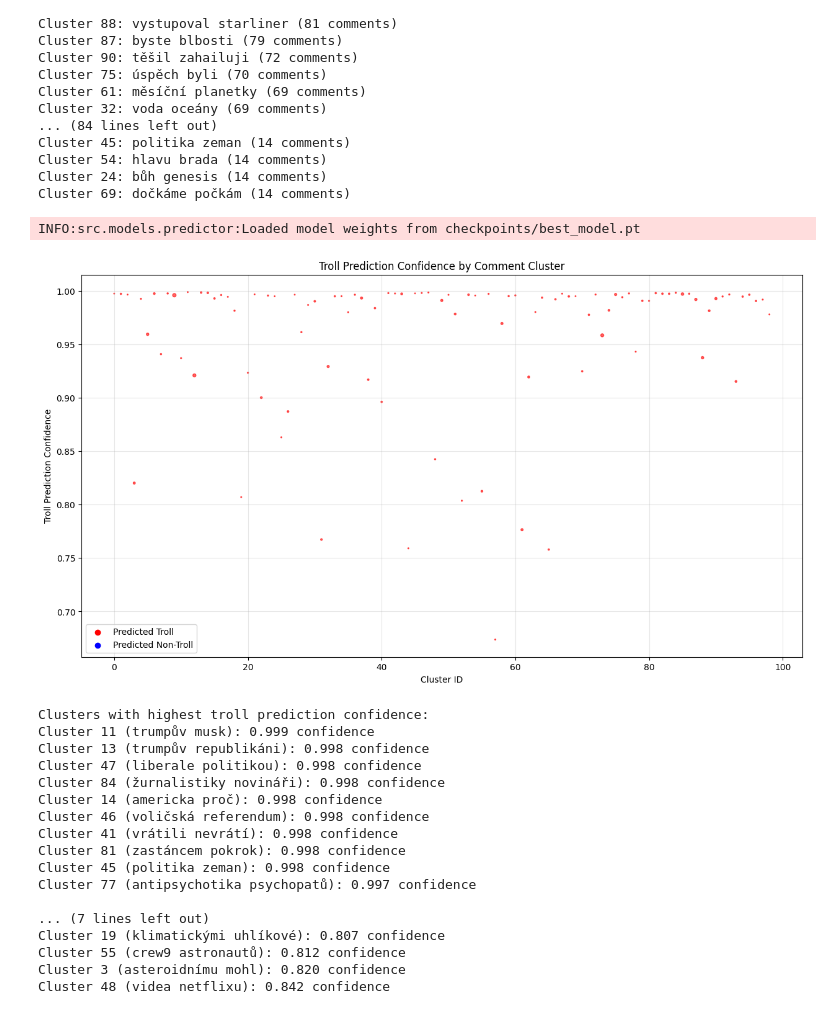
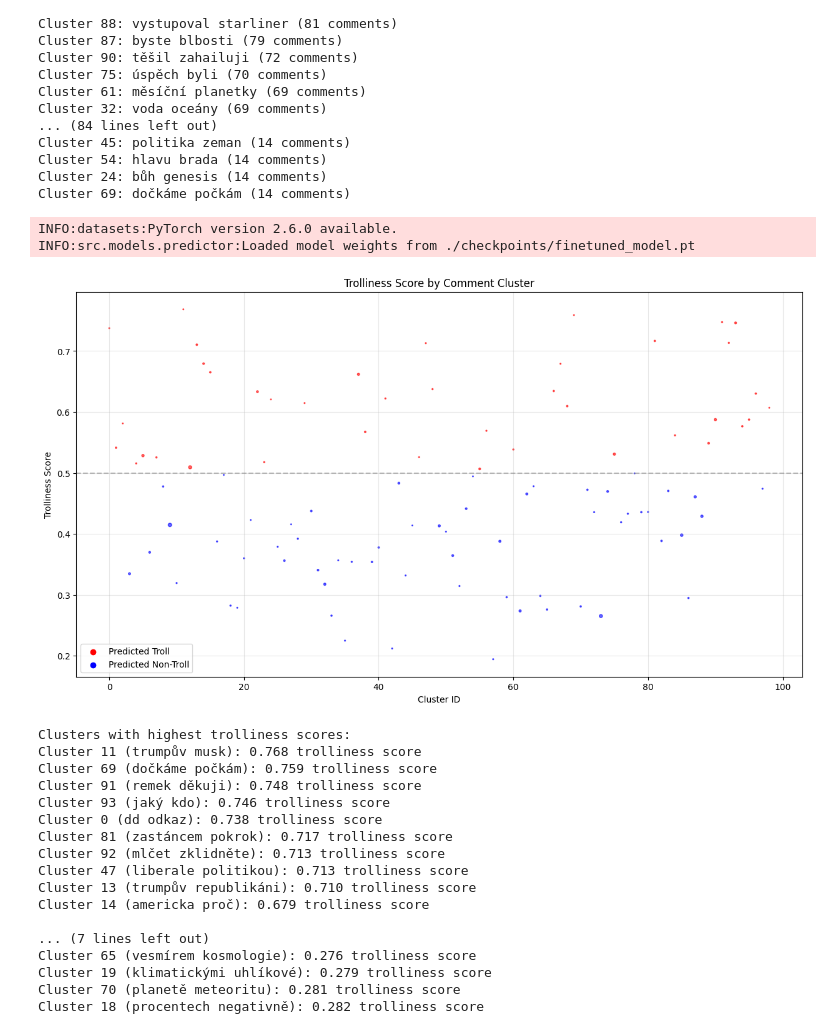
Before and after one commit to ziggyplayedguitar/nlp_thesis, a Jupyter notebook: workspace/notebooks/10_comment_topics.ipynb, the cells around one changed output. Saved outputs shown, nothing was run; the diff lists cells and outputs as text; code cells hidden in the pictures.

Commit message:
Analysis of topic clusters

```diff
--- a/workspace/notebooks/10_comment_topics.ipynb
+++ b/workspace/notebooks/10_comment_topics.ipynb
@@ -345,17 +234,18 @@ Cluster 69: dočkáme počkám (14 comments)
 # %%
 from src.models.predictor import TrollPredictor
 
-# Initialize predictor with model
-model_path = ""
+model_path = "./checkpoints/finetuned_model.pt"
 
-# Initialize predictor with model
+# Initialize predictor with threshold
 predictor = TrollPredictor(
-    model_path="checkpoints/best_model.pt",
-    comments_per_user=5,
-    max_length=96
+    model_path=model_path,
+    comments_per_user=10,
+    max_length=96,
+    threshold=0.5  # Add threshold parameter
 )
 # %% [output]
-INFO:src.models.predictor:Loaded model weights from checkpoints/best_model.pt
+INFO:datasets:PyTorch version 2.6.0 available.
+INFO:src.models.predictor:Loaded model weights from ./checkpoints/finetuned_model.pt
 # %%
 # Group comments by cluster and run predictions
 cluster_predictions = {}
@@ -381,82 +271,86 @@ for cluster_id in cluster_counts.index:
     # Store results
     cluster_predictions[cluster_id] = {
         'title': cluster_title,
-        'confidence': pred_result['confidence'],
+        'trolliness_score': pred_result['trolliness_score'],
+        'binary_confidence': pred_result['binary_confidence'],
         'prediction': pred_result['prediction'],
         'num_comments': len(cluster_comments)
     }
 
-# Create plot of troll prediction confidences by cluster
+# Create plot of trolliness scores by cluster
 plt.figure(figsize=(15, 8))
 
 # Extract data for plotting
 cluster_ids = []
-confidences = []
+trolliness_scores = []
 predictions = []
 sizes = []
 titles = []
 
 for cluster_id, data in cluster_predictions.items():
     cluster_ids.append(cluster_id)
-    confidences.append(data['confidence'])
-    predictions.append(data['prediction'])
+    trolliness_scores.append(data['trolliness_score'])
+    predictions.append(data['prediction'] == 'troll')
     sizes.append(data['num_comments'])
     titles.append(data['title'])
 
 # Create scatter plot
 colors = ['red' if p else 'blue' for p in predictions]
-plt.scatter(cluster_ids, confidences, c=colors, s=[s/10 for s in sizes], alpha=0.6)
+plt.scatter(cluster_ids, trolliness_scores, c=colors, s=[s/10 for s in sizes], alpha=0.6)
 
 plt.xlabel('Cluster ID')
-plt.ylabel('Troll Prediction Confidence')
-plt.title('Troll Prediction Confidence by Comment Cluster')
+plt.ylabel('Trolliness Score')
+plt.title('Trolliness Score by Comment Cluster')
 
 # Add legend
 plt.scatter([], [], c='red', label='Predicted Troll')
 plt.scatter([], [], c='blue', label='Predicted Non-Troll')
 plt.legend()
+
+# Add threshold line
+plt.axhline(y=predictor.threshold, color='gray', linestyle='--', alpha=0.5)
 
 # Add grid
 plt.grid(True, alpha=0.3)
 
 # Show plot
 plt.show()
 
 # Print statistics
-print("\nClusters with highest troll prediction confidence:")
+print("\nClusters with highest trolliness scores:")
 sorted_clusters = sorted(
     cluster_predictions.items(),
-    key=lambda x: x[1]['confidence'],
+    key=lambda x: x[1]['trolliness_score'],
     reverse=True
 )
 
 for cluster_id, data in sorted_clusters[:10]:
-    print(f"Cluster {cluster_id} ({data['title']}): {data['confidence']:.3f} confidence")
+    print(f"Cluster {cluster_id} ({data['title']}): {data['trolliness_score']:.3f} trolliness score")
 
-print("\nClusters with lowest troll prediction confidence:")
+print("\nClusters with lowest trolliness scores:")
 sorted_clusters = sorted(
     cluster_predictions.items(),
-    key=lambda x: x[1]['confidence']
+    key=lambda x: x[1]['trolliness_score']
 )
 
 for cluster_id, data in sorted_clusters[:10]:
-    print(f"Cluster {cluster_id} ({data['title']}): {data['confidence']:.3f} confidence")
+    print(f"Cluster {cluster_id} ({data['title']}): {data['trolliness_score']:.3f} trolliness score")
 # %% [output]
-[figure, old version]
+[figure, new version]
-Clusters with highest troll prediction confidence:
-Cluster 11 (trumpův musk): 0.999 confidence
-Cluster 13 (trumpův republikáni): 0.998 confidence
-Cluster 47 (liberale politikou): 0.998 confidence
-Cluster 84 (žurnalistiky novináři): 0.998 confidence
-Cluster 14 (americka proč): 0.998 confidence
-Cluster 46 (voličská referendum): 0.998 confidence
-Cluster 41 (vrátili nevrátí): 0.998 confidence
-Cluster 81 (zastáncem pokrok): 0.998 confidence
-Cluster 45 (politika zeman): 0.998 confidence
-Cluster 77 (antipsychotika psychopatů): 0.997 confidence
+Clusters with highest trolliness scores:
+Cluster 11 (trumpův musk): 0.768 trolliness score
+Cluster 69 (dočkáme počkám): 0.759 trolliness score
+Cluster 91 (remek děkuji): 0.748 trolliness score
+Cluster 93 (jaký kdo): 0.746 trolliness score
+Cluster 0 (dd odkaz): 0.738 trolliness score
+Cluster 81 (zastáncem pokrok): 0.717 trolliness score
+Cluster 92 (mlčet zklidněte): 0.713 trolliness score
+Cluster 47 (liberale politikou): 0.713 trolliness score
+Cluster 13 (trumpův republikáni): 0.710 trolliness score
+Cluster 14 (americka proč): 0.679 trolliness score
 
 ... (7 lines left out)
-Cluster 19 (klimatickými uhlíkové): 0.807 confidence
-Cluster 55 (crew9 astronautů): 0.812 confidence
-Cluster 3 (asteroidnímu mohl): 0.820 confidence
-Cluster 48 (videa netflixu): 0.842 confidence
+Cluster 65 (vesmírem kosmologie): 0.276 trolliness score
+Cluster 19 (klimatickými uhlíkové): 0.279 trolliness score
+Cluster 70 (planetě meteoritu): 0.281 trolliness score
+Cluster 18 (procentech negativně): 0.282 trolliness score
```
Also changed, not shown: parts of 9 cells of this notebook, 1 other file.
